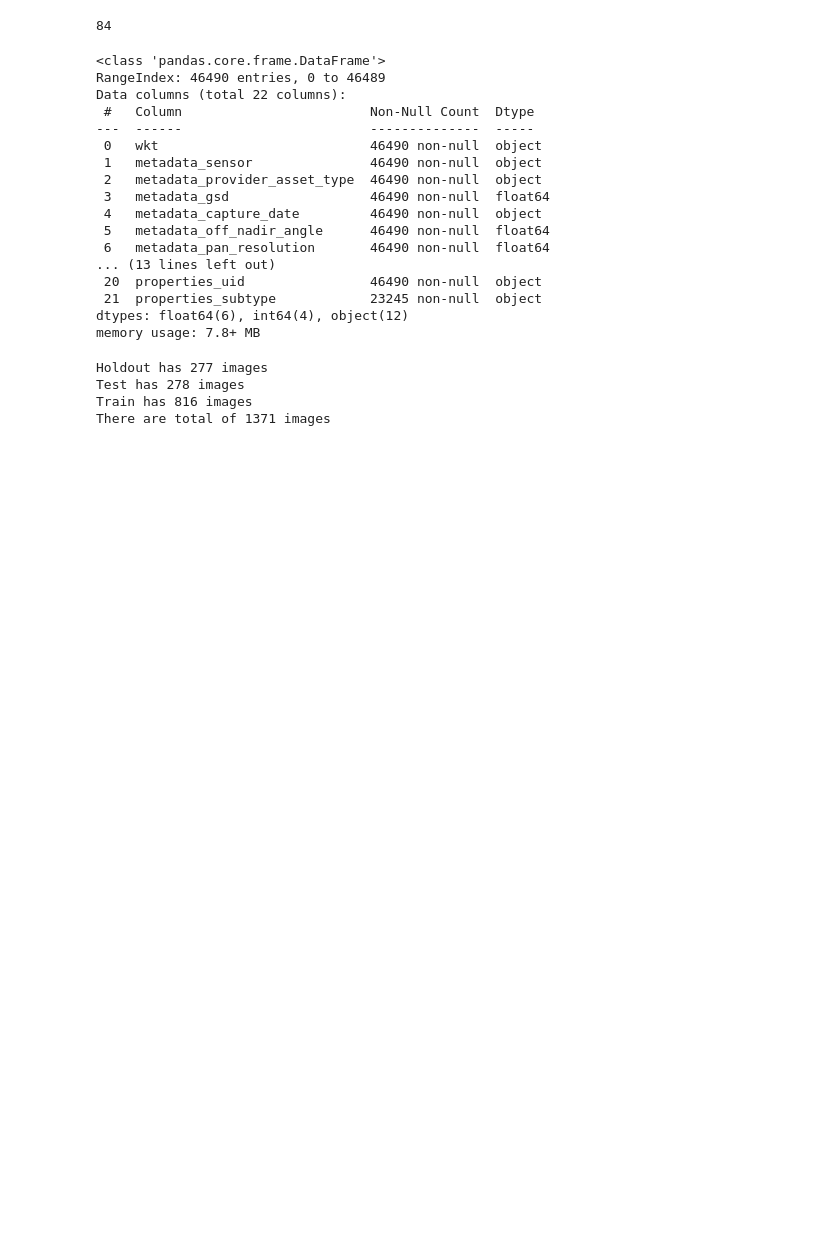
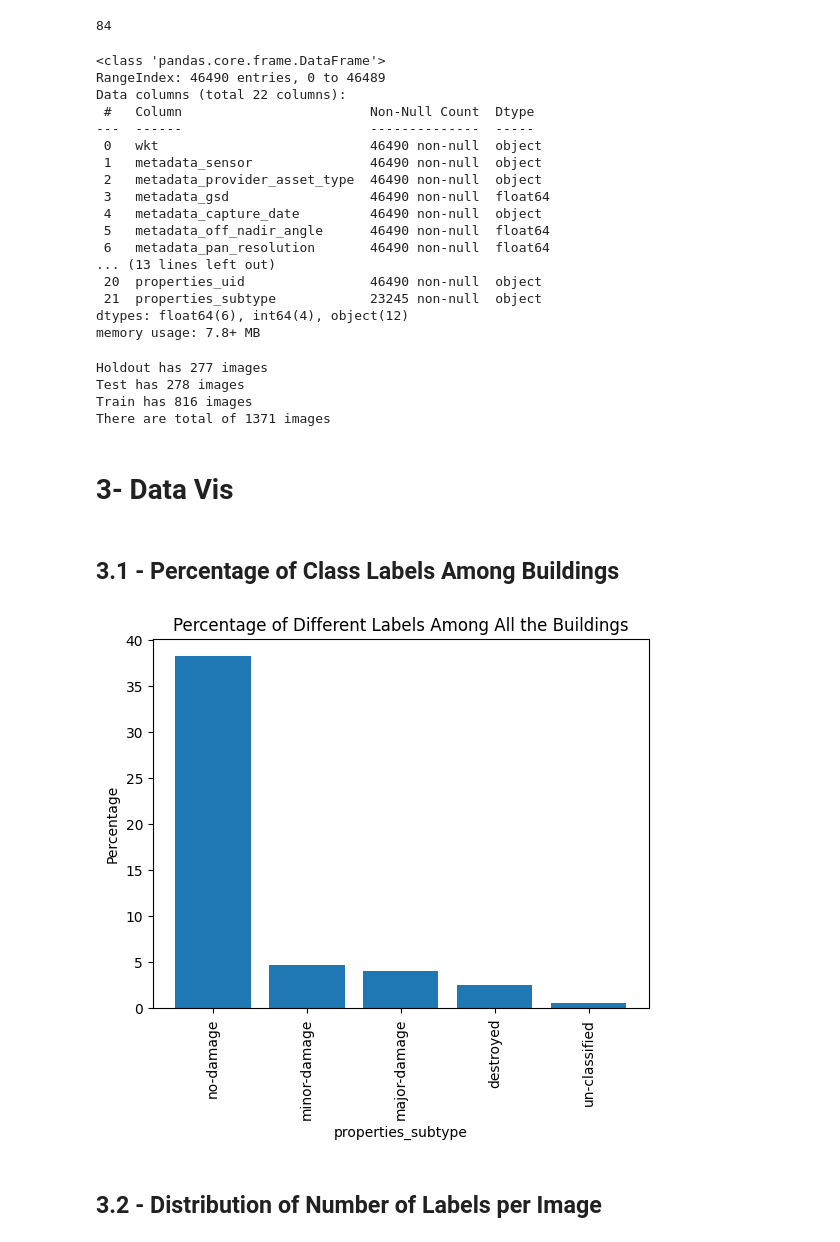
Before and after one commit to sevincjakab/Capstone_Building_Damage, a Jupyter notebook: notebooks/jsonconverter.ipynb, the cells around one changed output. Cells and saved outputs as stored; diff of their text form; code cells hidden in the pictures; blank space fills up the shorter version.

Commit message:
Added data vis to jsonconverter.ipynb. Milestone EDA

```diff
--- a/notebooks/jsonconverter.ipynb
+++ b/notebooks/jsonconverter.ipynb
@@ -431,3 +434,32 @@ Holdout has 277 images
 Test has 278 images
 Train has 816 images
 There are total of 1371 images
+# %% [markdown]
+# 3- Data Vis
+# %% [markdown]
+## 3.1 - Percentage of Class Labels Among Buildings
+# %%
+import pandas as pd
+import matplotlib.pyplot as plt
+
+# Assuming 'df' is your DataFrame with the 'properties_subtype' column
+
+# Calculate the value counts and percentages
+value_counts = df_json_withmeta['properties_subtype'].value_counts()
+percentages = value_counts / len(df_json_withmeta) * 100
+
+# Sort the values in descending order
+value_counts = value_counts.sort_values(ascending=False)
+percentages = percentages.loc[value_counts.index]
+
+# Create the bar plot
+plt.bar(value_counts.index, percentages)
+plt.xlabel('properties_subtype')
+plt.ylabel('Percentage')
+plt.title('Percentage of Different Labels Among All the Buildings')
+plt.xticks(rotation=90)
+plt.show()
+# %% [output]
+[figure, added]
+# %% [markdown]
+## 3.2 - Distribution of Number of Labels per Image
```
Also changed, not shown: parts of 9 cells of this notebook.
